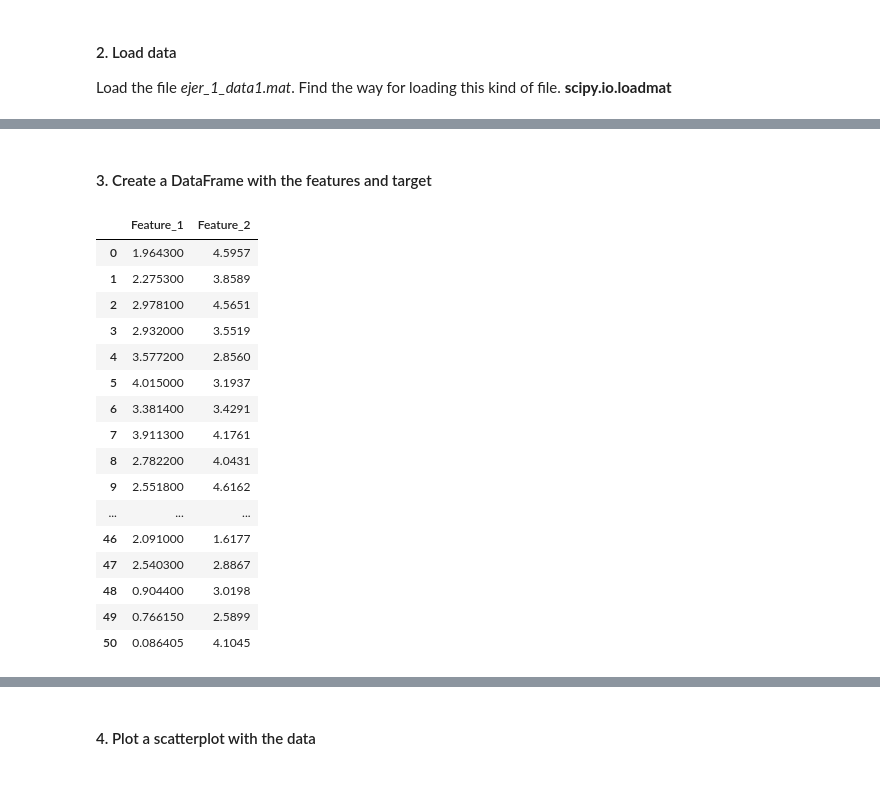
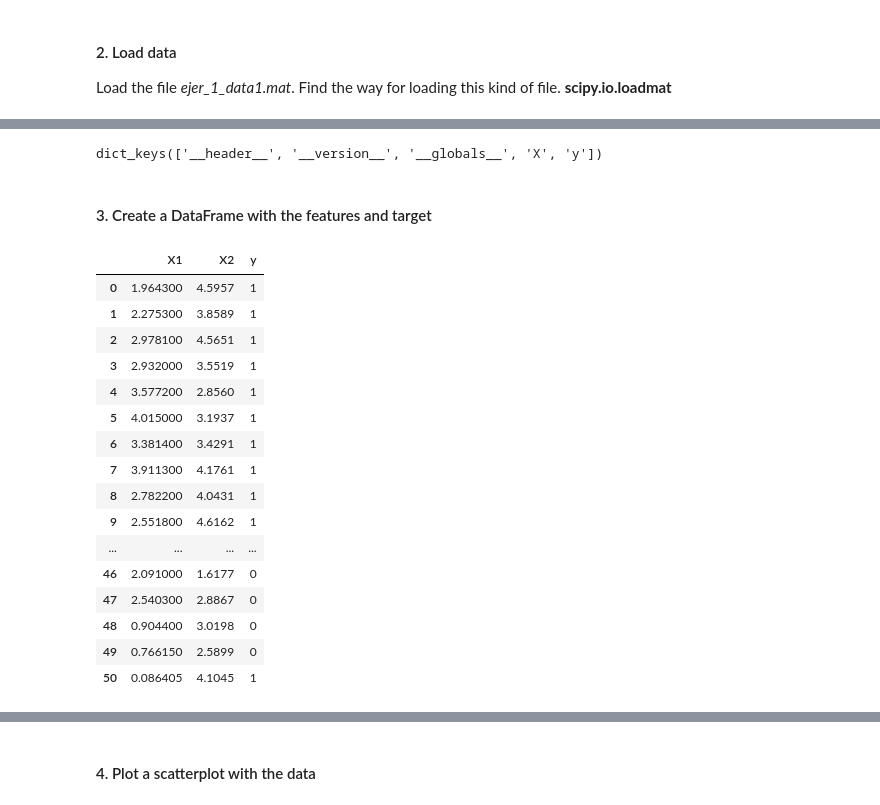
Before and after one commit to ana-macias/PRUEBA, a Jupyter notebook: 3-Machine_Learning/1-Supervisado/4-RegorClass/8-SVM/ejercicios/Ejercicios_SVM.ipynb, the cells around one changed output, grey strips where cells are left out. Cells and saved outputs as stored; diff of their text form; code cells hidden in the pictures.

```diff
--- a/3-Machine_Learning/1-Supervisado/4-RegorClass/8-SVM/ejercicios/Ejercicios_SVM.ipynb
+++ b/3-Machine_Learning/1-Supervisado/4-RegorClass/8-SVM/ejercicios/Ejercicios_SVM.ipynb
@@ -45,30 +45,35 @@ data1
         [0],
         [0],
         [1]], dtype=uint8)}
+# %%
+data1.keys()
+# %% [output]
+dict_keys(['__header__', '__version__', '__globals__', 'X', 'y'])
 # %% [markdown]
 #### 3. Create a DataFrame with the features and target
 # %%
 # Extraer la matriz 'X' del archivo
 X = data1['X']
 
 # Convertir a DataFrame
-df = pd.DataFrame(X, columns=['Feature_1', 'Feature_2'])
+df = pd.DataFrame(X, columns=['X1', 'X2'])
+df ['y'] = data1 ['y']
 df
 # %% [output]
-|  | Feature_1 | Feature_2 |
-| 0 | 1.964300 | 4.5957 |
-| 1 | 2.275300 | 3.8589 |
-| 2 | 2.978100 | 4.5651 |
-| 3 | 2.932000 | 3.5519 |
-| 4 | 3.577200 | 2.8560 |
-| 5 | 4.015000 | 3.1937 |
-| 6 | 3.381400 | 3.4291 |
-| 7 | 3.911300 | 4.1761 |
-| 8 | 2.782200 | 4.0431 |
-| 9 | 2.551800 | 4.6162 |
-| ... | ... | ... |
-| 46 | 2.091000 | 1.6177 |
-| 47 | 2.540300 | 2.8867 |
-| 48 | 0.904400 | 3.0198 |
-| 49 | 0.766150 | 2.5899 |
-| 50 | 0.086405 | 4.1045 |
+|  | X1 | X2 | y |
+| 0 | 1.964300 | 4.5957 | 1 |
+| 1 | 2.275300 | 3.8589 | 1 |
+| 2 | 2.978100 | 4.5651 | 1 |
+| 3 | 2.932000 | 3.5519 | 1 |
+| 4 | 3.577200 | 2.8560 | 1 |
+| 5 | 4.015000 | 3.1937 | 1 |
+| 6 | 3.381400 | 3.4291 | 1 |
+| 7 | 3.911300 | 4.1761 | 1 |
+| 8 | 2.782200 | 4.0431 | 1 |
+| 9 | 2.551800 | 4.6162 | 1 |
+| ... | ... | ... | ... |
+| 46 | 2.091000 | 1.6177 | 0 |
+| 47 | 2.540300 | 2.8867 | 0 |
+| 48 | 0.904400 | 3.0198 | 0 |
+| 49 | 0.766150 | 2.5899 | 0 |
+| 50 | 0.086405 | 4.1045 | 1 |
```
Also changed, not shown: parts of 35 cells of this notebook.
